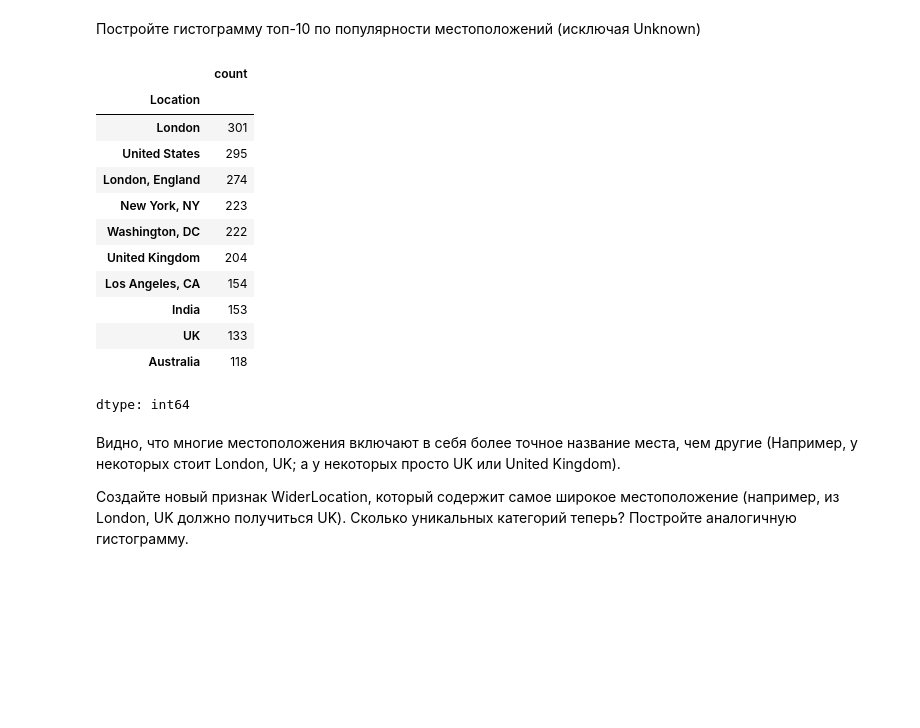
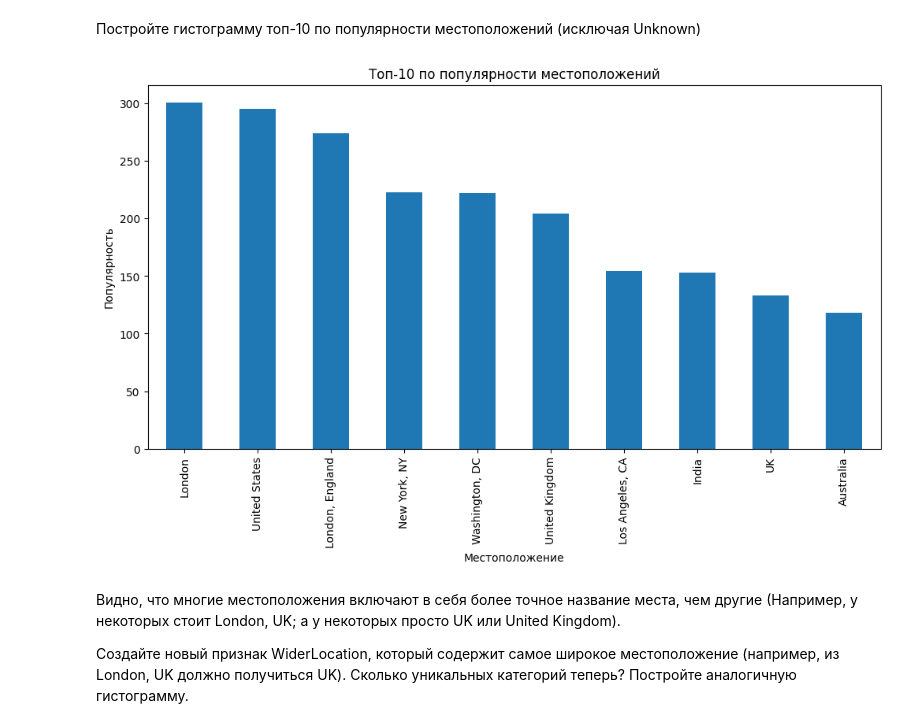
Before and after one commit to stass9966/programming-technologies, a Jupyter notebook: 2025/homeworks/hw06_texts/hw06_texts.ipynb, the cells around one changed output. Saved outputs shown, nothing was run; the diff lists cells and outputs as text; code cells hidden in the pictures; blank space fills up the shorter version.

```diff
--- a/2025/homeworks/hw06_texts/hw06_texts.ipynb
+++ b/2025/homeworks/hw06_texts/hw06_texts.ipynb
@@ -796,24 +796,19 @@ train['Location'].nunique()
 7949 уникальных значений
 # %% [markdown]
 Постройте гистограмму топ-10 по популярности местоположений (исключая Unknown)
-# %%
-# -- YOUR CODE HERE --
-location_without_unknown = train[train['Location'] != 'Unknown']['Location']
-location_without_unknown_top_10 = location_without_unknown.value_counts()[:10]
-# %% [output]
-|  | count |
-| Location |  |
-| London | 301 |
-| United States | 295 |
-| London, England | 274 |
-| New York, NY | 223 |
-| Washington, DC | 222 |
-| United Kingdom | 204 |
-| Los Angeles, CA | 154 |
-| India | 153 |
-| UK | 133 |
-| Australia | 118 |
-dtype: int64
+# %%
+# -- YOUR CODE HERE --
+loc_top_10 = train['Location'].value_counts()[1:11]
+
+plt.figure(figsize=(12, 6))
+loc_top_10.plot(kind='bar')
+
+plt.title('Топ-10 по популярности местоположений')
+plt.xlabel('Местоположение')
+plt.ylabel('Популярность')
+plt.show()
+# %% [output]
+[figure, added]
 # %% [markdown]
 Видно, что многие местоположения включают в себя более точное название места, чем другие (Например, у некоторых стоит London, UK; а у некоторых просто UK или United Kingdom).
 
```
Also changed, not shown: parts of 4 cells of this notebook.
